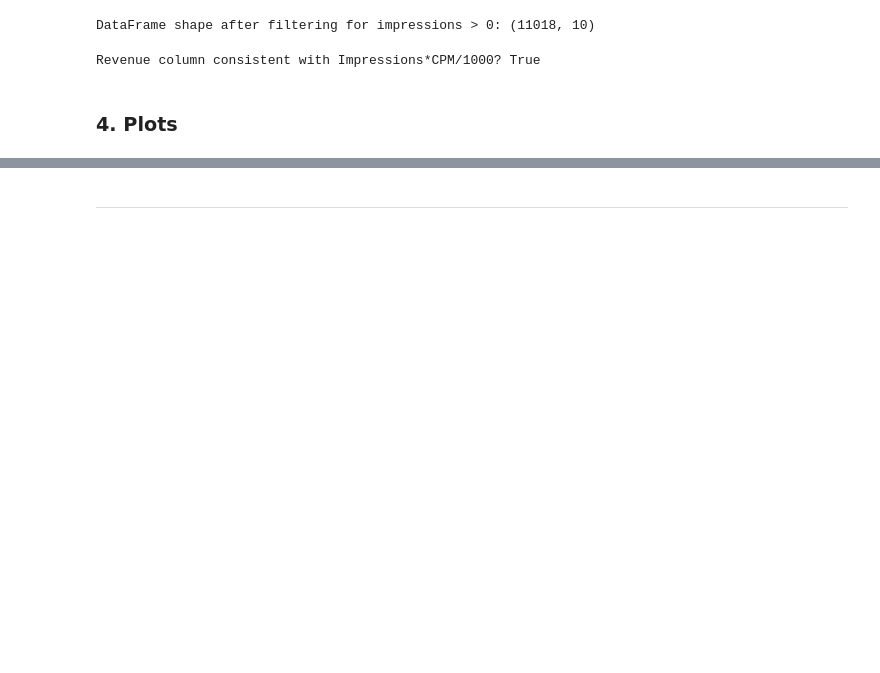
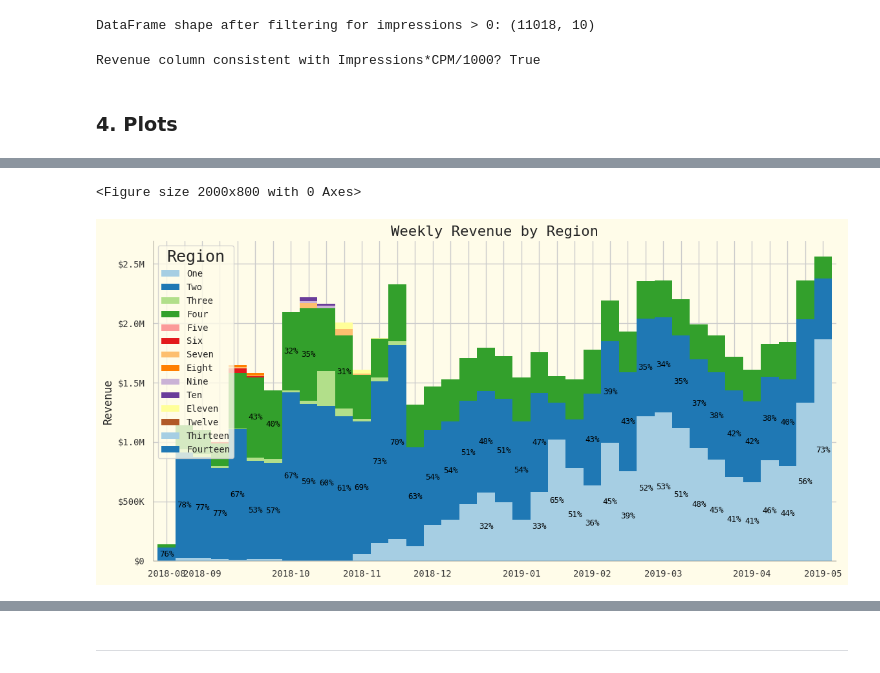
Before and after one commit to kovashikawa/LATAM-Monetization-Strat, a Jupyter notebook: eda.ipynb, the cells around one changed output, grey strips where cells are left out. Saved outputs shown, nothing was run; the diff lists cells and outputs as text; code cells hidden in the pictures; blank space fills up the shorter version.

```diff
--- a/eda.ipynb
+++ b/eda.ipynb
@@ -303,0 +415,5 @@ def plot_time_trends(data, date_col, value_col, agg_func='sum', freq='W',
+# %%
+plot_weekly_revenue_by_region(all_regions=True)
+# %% [output]
+<Figure size 2000x800 with 0 Axes>
+[figure, added]
```
Also changed, not shown: parts of 59 cells of this notebook, 1 other file.
